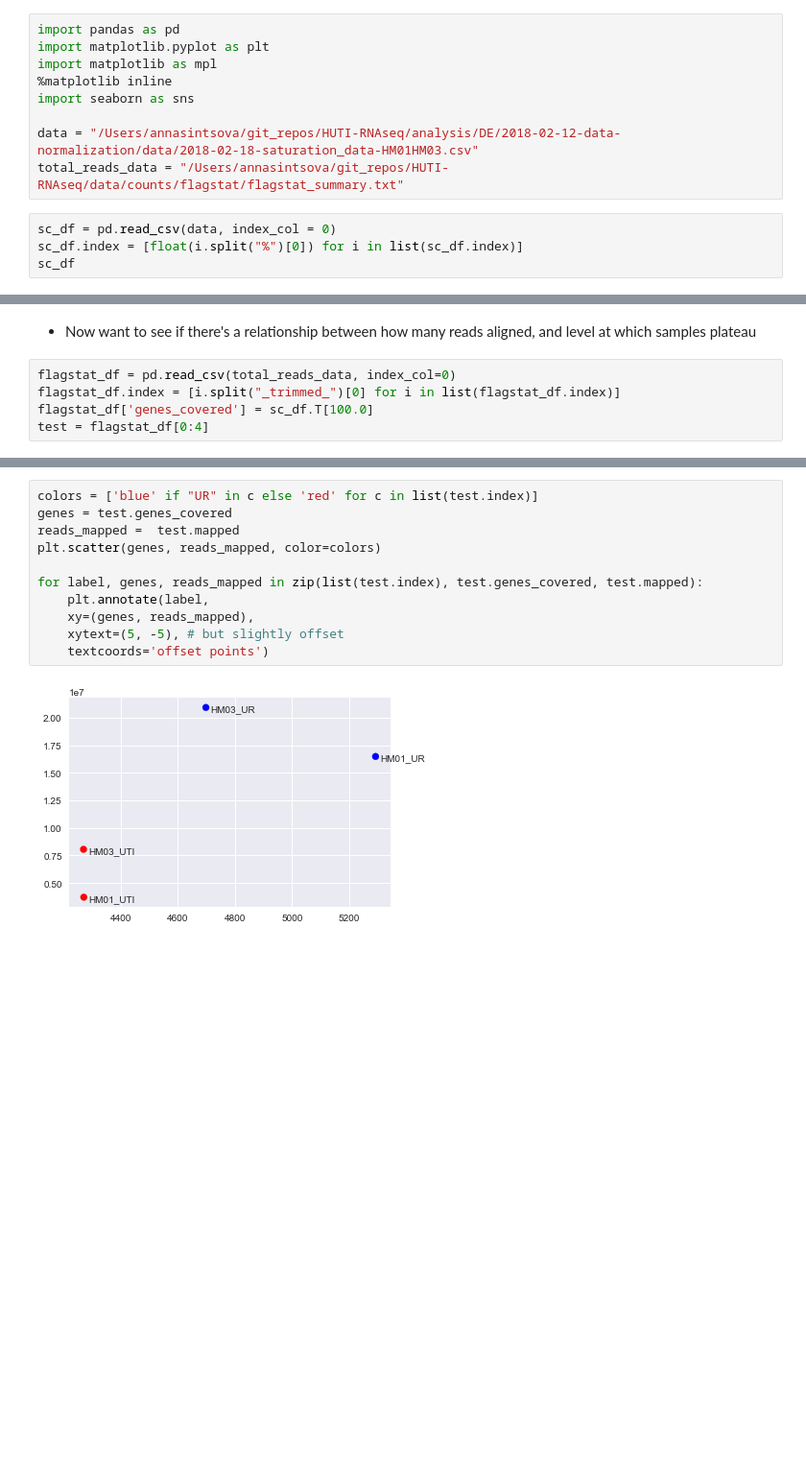
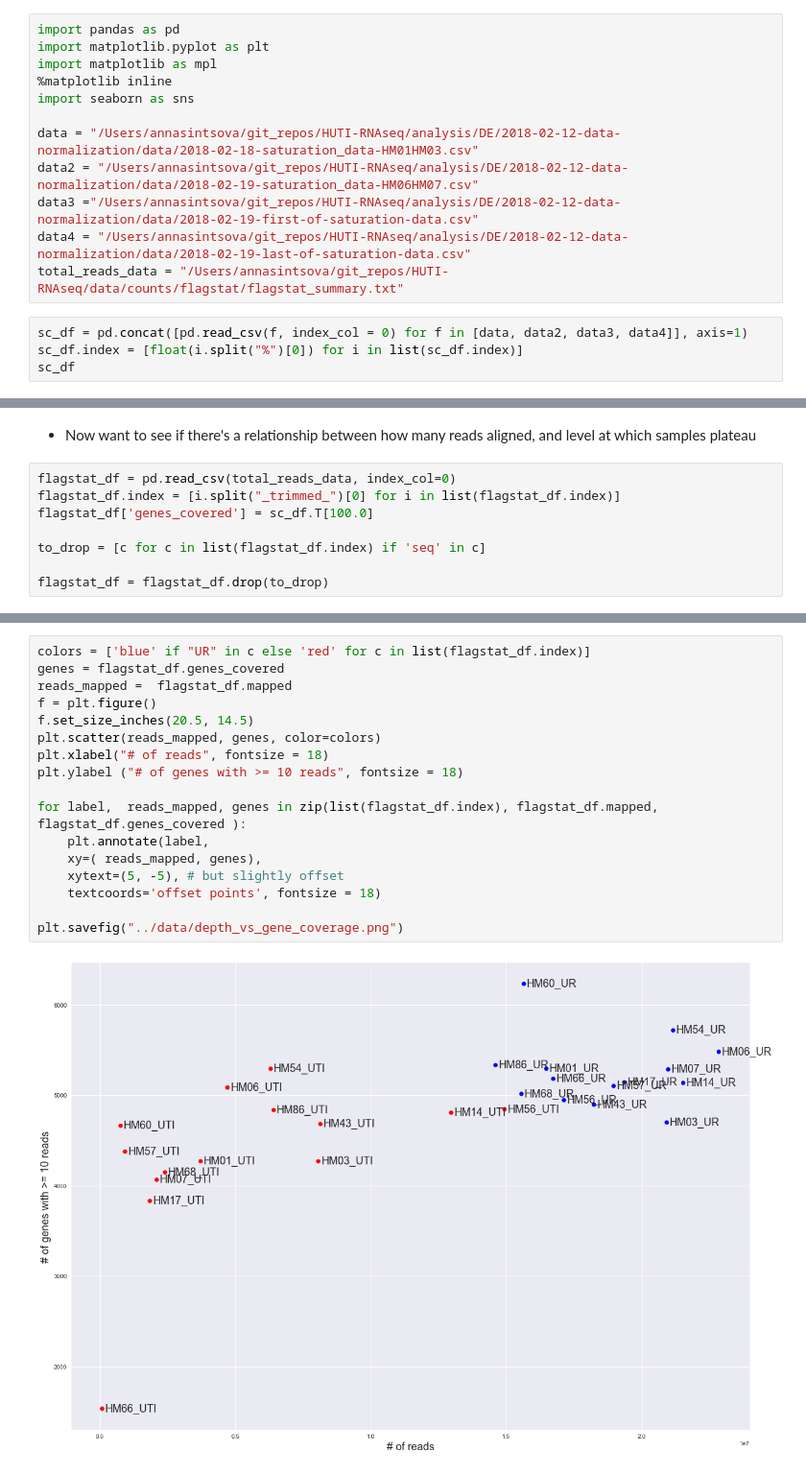
Before and after one commit to ASintsova/HUTI-RNAseq, a Jupyter notebook: analysis/DE/2018-02-12-data-normalization/lib/plotSaturationCurves.ipynb, the cells around one changed output, grey strips where cells are left out. Shown at 96% size. Cells and saved outputs as stored; diff of their text form; blank space fills up the shorter version.

Commit message:
revisiting DE analysis

```diff
--- a/analysis/DE/2018-02-12-data-normalization/lib/plotSaturationCurves.ipynb
+++ b/analysis/DE/2018-02-12-data-normalization/lib/plotSaturationCurves.ipynb
@@ -11,9 +11,12 @@ import matplotlib as mpl
 import seaborn as sns
 
 data = "/Users/annasintsova/git_repos/HUTI-RNAseq/analysis/DE/2018-02-12-data-normalization/data/2018-02-18-saturation_data-HM01HM03.csv"
+data2 = "/Users/annasintsova/git_repos/HUTI-RNAseq/analysis/DE/2018-02-12-data-normalization/data/2018-02-19-saturation_data-HM06HM07.csv"
+data3 ="/Users/annasintsova/git_repos/HUTI-RNAseq/analysis/DE/2018-02-12-data-normalization/data/2018-02-19-first-of-saturation-data.csv"
+data4 = "/Users/annasintsova/git_repos/HUTI-RNAseq/analysis/DE/2018-02-12-data-normalization/data/2018-02-19-last-of-saturation-data.csv"
 total_reads_data = "/Users/annasintsova/git_repos/HUTI-RNAseq/data/counts/flagstat/flagstat_summary.txt"
 # %%
-sc_df = pd.read_csv(data, index_col = 0)
+sc_df = pd.concat([pd.read_csv(f, index_col = 0) for f in [data, data2, data3, data4]], axis=1)
 sc_df.index = [float(i.split("%")[0]) for i in list(sc_df.index)]
 sc_df
 # %% [output]
@@ -50,4 +82,7 @@ plotSampleSatCurve(['HM01', 'HM03'])
 flagstat_df = pd.read_csv(total_reads_data, index_col=0)
 flagstat_df.index = [i.split("_trimmed_")[0] for i in list(flagstat_df.index)]
 flagstat_df['genes_covered'] = sc_df.T[100.0]
-test = flagstat_df[0:4]
+
+to_drop = [c for c in list(flagstat_df.index) if 'seq' in c]
+
+flagstat_df = flagstat_df.drop(to_drop)
@@ -63,14 +89,20 @@ test = flagstat_df[0:4]
 # %%
-colors = ['blue' if "UR" in c else 'red' for c in list(test.index)]
-genes = test.genes_covered
-reads_mapped =  test.mapped
-plt.scatter(genes, reads_mapped, color=colors)
+colors = ['blue' if "UR" in c else 'red' for c in list(flagstat_df.index)]
+genes = flagstat_df.genes_covered
+reads_mapped =  flagstat_df.mapped
+f = plt.figure()
+f.set_size_inches(20.5, 14.5)
+plt.scatter(reads_mapped, genes, color=colors)
+plt.xlabel("# of reads", fontsize = 18)
+plt.ylabel ("# of genes with >= 10 reads", fontsize = 18)
 
-for label, genes, reads_mapped in zip(list(test.index), test.genes_covered, test.mapped):
+for label,  reads_mapped, genes in zip(list(flagstat_df.index), flagstat_df.mapped, flagstat_df.genes_covered ):
     plt.annotate(label,
-    xy=(genes, reads_mapped),
+    xy=( reads_mapped, genes),
     xytext=(5, -5), # but slightly offset
-    textcoords='offset points')
+    textcoords='offset points', fontsize = 18)
+
+plt.savefig("../data/depth_vs_gene_coverage.png")
 # %% [output]
-[figure, old version]
+[figure, new version]
 # %%
```
Also changed, not shown: parts of 14 cells of this notebook, 17 other files.
